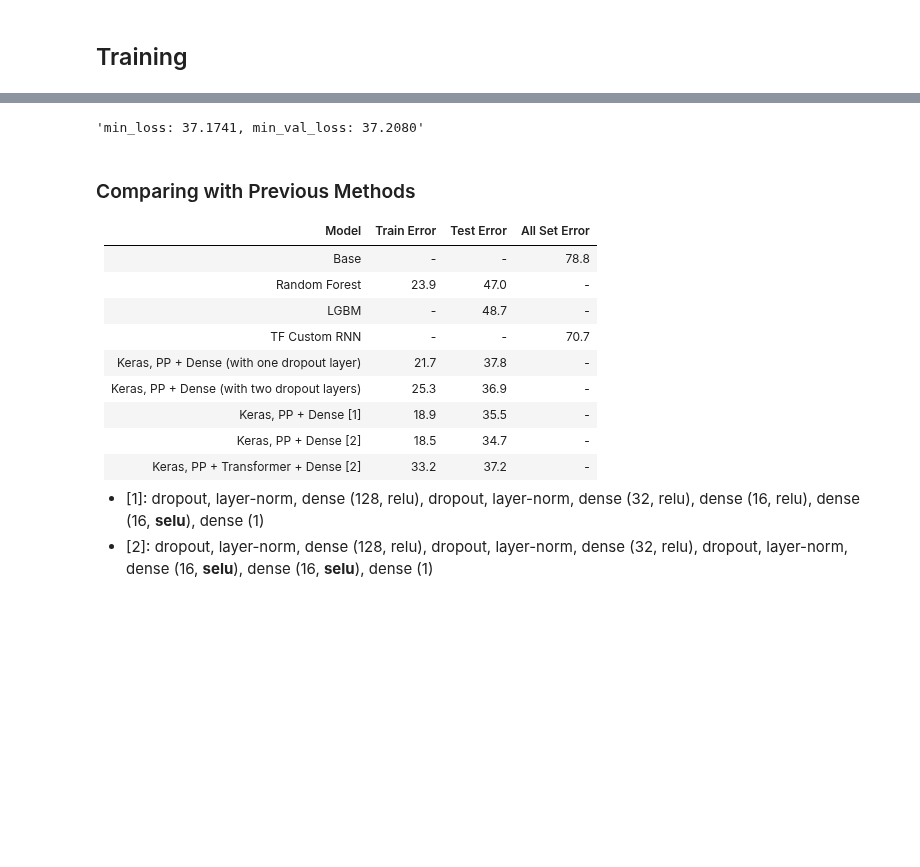
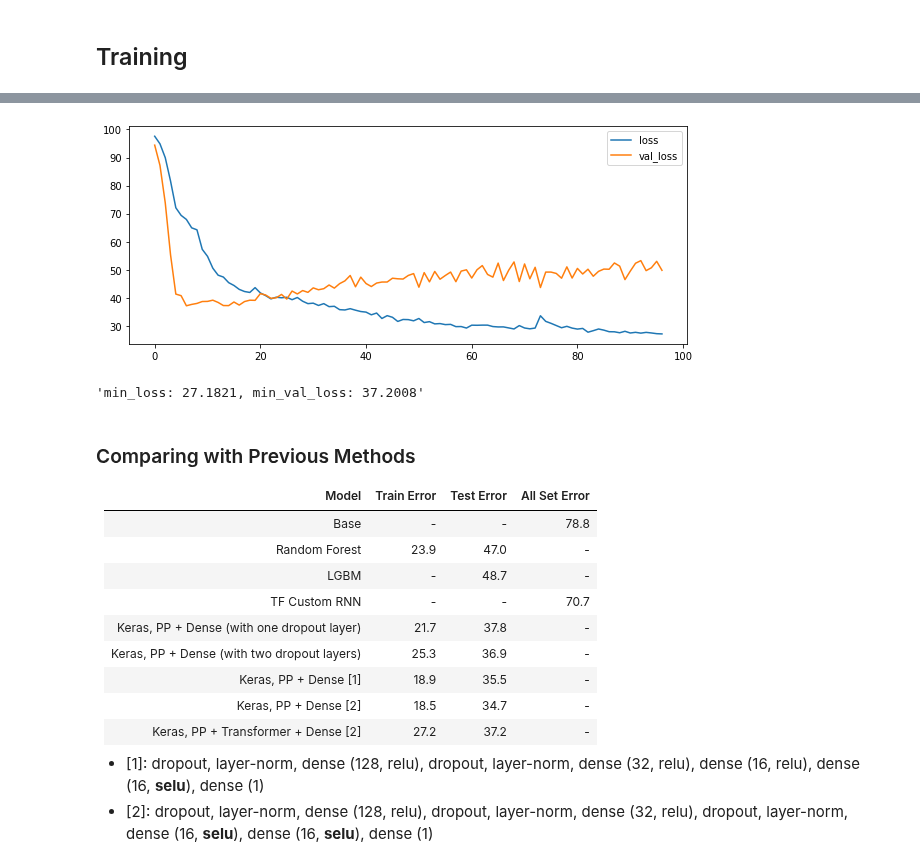
Before and after one commit to CahidArda/data-science-intenship-study, a Jupyter notebook: notebooks/rnn/keras_pp_transformer_dense_forecasting.ipynb, the cells around one changed output, grey strips where cells are left out. Saved outputs shown, nothing was run; the diff lists cells and outputs as text; code cells hidden in the pictures; blank space fills up the shorter version.

Commit message:
Add training plot

```diff
--- a/notebooks/rnn/keras_pp_transformer_dense_forecasting.ipynb
+++ b/notebooks/rnn/keras_pp_transformer_dense_forecasting.ipynb
@@ -145,6 +145,8 @@ transformer = embeddeds
 for _ in range(DEPTH):
     transformer = TransformerBlock(EMBED_DIM, HEADS, EMBED_DIM)(transformer)
 transformer_flat = layers.Flatten()(transformer)
+# %%
+transformer_flat = layers.Flatten()(embeddeds)
 # %% [markdown]
 ### Concatenation
 # %%
@@ -207,12 +210,12 @@ ________________________________________________________________________________
 ## Training
 # %%
 model.compile(
-    optimizer=tf.optimizers.Adam(learning_rate=0.05),
+    optimizer=tf.optimizers.Adam(learning_rate=0.01),
     loss='mape')
 # %%
 history = model.fit(train_inputs,
             y_train,
-            batch_size=32,
+            batch_size=64,
             epochs=100,
             validation_data=(test_inputs, y_test),
             verbose = 1)
@@ -237,7 +240,18 @@ Epoch 100/100
+# %%
+def plot_history(history):
+    plt.figure(figsize=(10,4))
+    for key in history.history:
+        plt.plot(history.history[key][3:], label = key)
+    plt.legend()
+    plt.show()
+# %%
+plot_history(history)
+# %% [output]
+[figure, added]
 # %%
 "min_loss: %.4f, min_val_loss: %.4f" % (min(history.history['loss']), min(history.history['val_loss']))
 # %% [output]
-'min_loss: 37.1741, min_val_loss: 37.2080'
+'min_loss: 27.1821, min_val_loss: 37.2008'
 # %% [markdown]
 ### Comparing with Previous Methods
 
@@ -251,7 +265,7 @@ Epoch 100/100
 | Keras, PP + Dense (with two dropout layers) | 25.3 | 36.9 | - |
 | Keras, PP + Dense [1] | 18.9 | 35.5 | - |
 | Keras, PP + Dense [2] | 18.5 | 34.7 | - |
-| Keras, PP + Transformer + Dense [2] | 33.2 | 37.2 | - |
+| Keras, PP + Transformer + Dense [2] | 27.2 | 37.2 | - |
 
 * [1]: dropout, layer-norm, dense (128, relu), dropout, layer-norm, dense (32, relu), dense (16, relu), dense (16, **selu**), dense (1)
 * [2]: dropout, layer-norm, dense (128, relu), dropout, layer-norm, dense (32, relu), dropout, layer-norm, dense (16, **selu**), dense (16, **selu**), dense (1)
```
Also changed, not shown: parts of 4 cells of this notebook.
